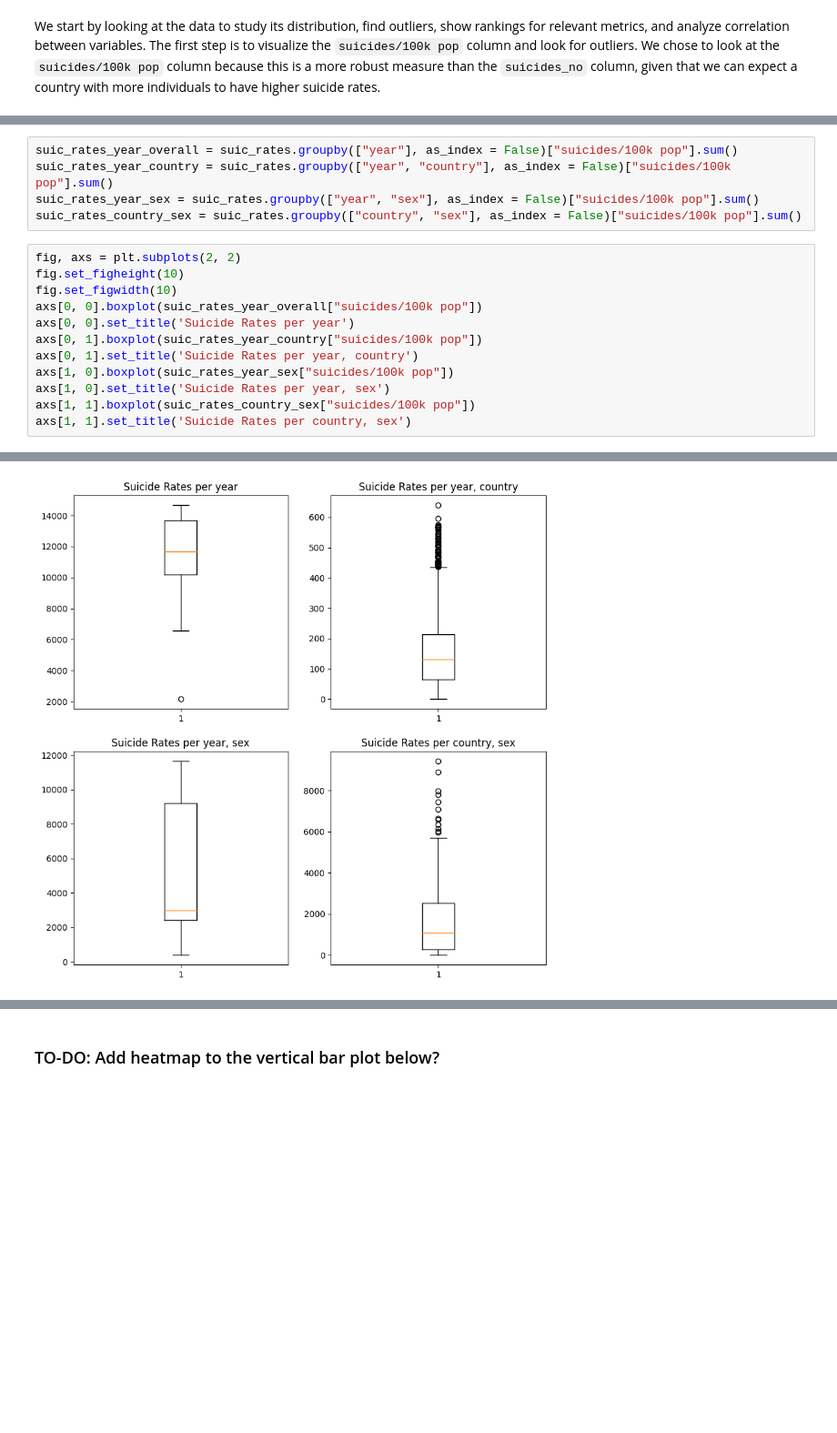
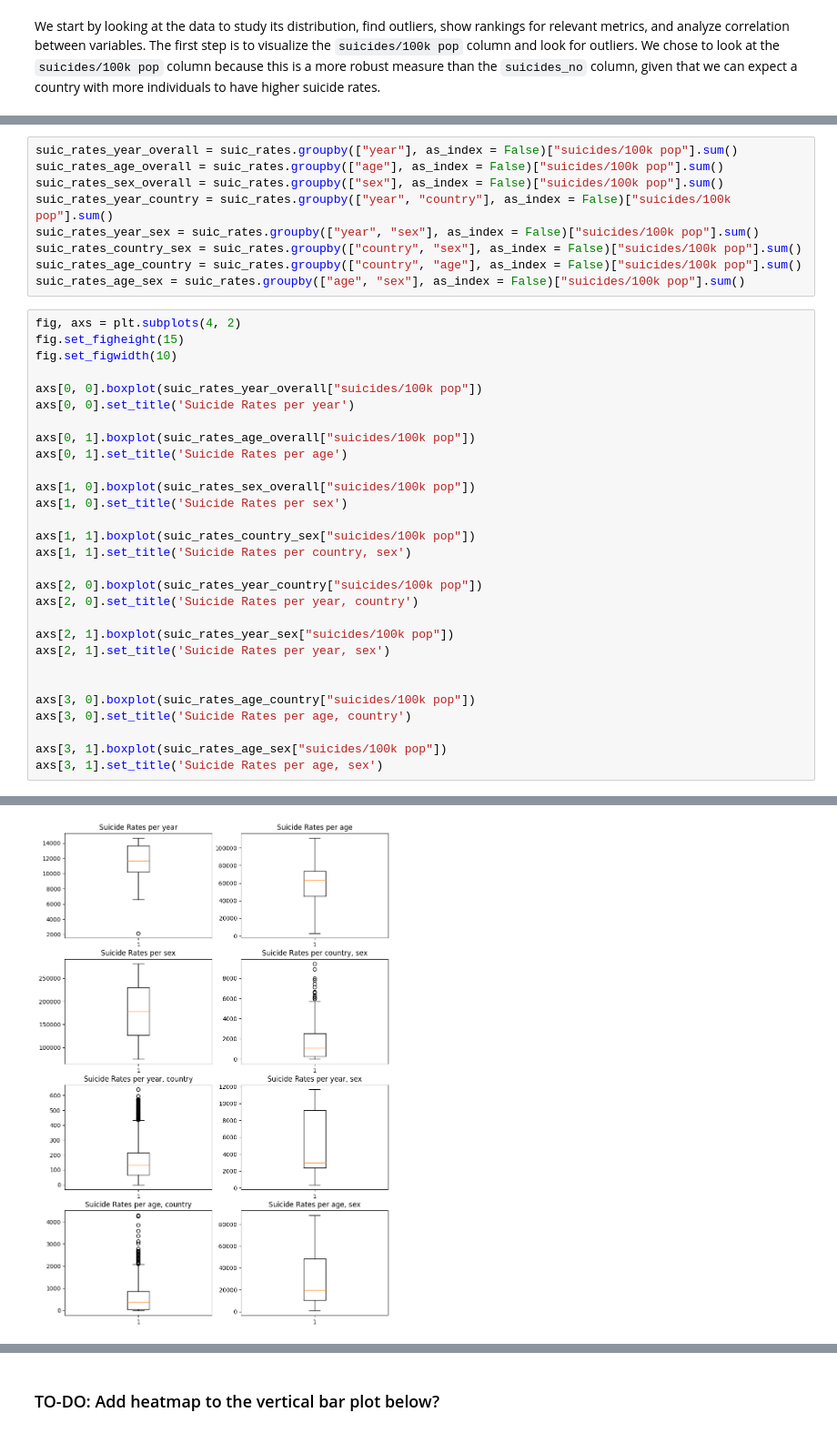
Before and after one commit to lucasclopesr/suic-rates-tp, a Jupyter notebook: TP_Vis_Dados_Suicide_Rate.ipynb, the cells around one changed output, grey strips where cells are left out. Shown at 91% size. Cells and saved outputs as stored; diff of their text form; blank space fills up the shorter version.

Commit message:
Adds boxplots and bar chart for age combinations

```diff
--- a/TP_Vis_Dados_Suicide_Rate.ipynb
+++ b/TP_Vis_Dados_Suicide_Rate.ipynb
@@ -35,18 +37,39 @@ We would like to look at the following distributions, searching for anomalies an
 # %%
 suic_rates_year_overall = suic_rates.groupby(["year"], as_index = False)["suicides/100k pop"].sum()
+suic_rates_age_overall = suic_rates.groupby(["age"], as_index = False)["suicides/100k pop"].sum()
+suic_rates_sex_overall = suic_rates.groupby(["sex"], as_index = False)["suicides/100k pop"].sum()
 suic_rates_year_country = suic_rates.groupby(["year", "country"], as_index = False)["suicides/100k pop"].sum()
 suic_rates_year_sex = suic_rates.groupby(["year", "sex"], as_index = False)["suicides/100k pop"].sum()
 suic_rates_country_sex = suic_rates.groupby(["country", "sex"], as_index = False)["suicides/100k pop"].sum()
+suic_rates_age_country = suic_rates.groupby(["country", "age"], as_index = False)["suicides/100k pop"].sum()
+suic_rates_age_sex = suic_rates.groupby(["age", "sex"], as_index = False)["suicides/100k pop"].sum()
 # %%
-fig, axs = plt.subplots(2, 2)
-fig.set_figheight(10)
+fig, axs = plt.subplots(4, 2)
+fig.set_figheight(15)
 fig.set_figwidth(10)
+
 axs[0, 0].boxplot(suic_rates_year_overall["suicides/100k pop"])
 axs[0, 0].set_title('Suicide Rates per year')
-axs[0, 1].boxplot(suic_rates_year_country["suicides/100k pop"])
-axs[0, 1].set_title('Suicide Rates per year, country')
-axs[1, 0].boxplot(suic_rates_year_sex["suicides/100k pop"])
-axs[1, 0].set_title('Suicide Rates per year, sex')
+
+axs[0, 1].boxplot(suic_rates_age_overall["suicides/100k pop"])
+axs[0, 1].set_title('Suicide Rates per age')
+
+axs[1, 0].boxplot(suic_rates_sex_overall["suicides/100k pop"])
+axs[1, 0].set_title('Suicide Rates per sex')
+
 axs[1, 1].boxplot(suic_rates_country_sex["suicides/100k pop"])
 axs[1, 1].set_title('Suicide Rates per country, sex')
+
+axs[2, 0].boxplot(suic_rates_year_country["suicides/100k pop"])
+axs[2, 0].set_title('Suicide Rates per year, country')
+
+axs[2, 1].boxplot(suic_rates_year_sex["suicides/100k pop"])
+axs[2, 1].set_title('Suicide Rates per year, sex')
+
+
+axs[3, 0].boxplot(suic_rates_age_country["suicides/100k pop"])
+axs[3, 0].set_title('Suicide Rates per age, country')
+
+axs[3, 1].boxplot(suic_rates_age_sex["suicides/100k pop"])
+axs[3, 1].set_title('Suicide Rates per age, sex')
 # %% [output]
@@ -54,2 +77,2 @@ Text(0.5, 1.0, 'Suicide Rates per country, sex')
-[figure, old version]
+[figure, new version]
 # %% [markdown]
```
Also changed, not shown: parts of 8 cells of this notebook.
